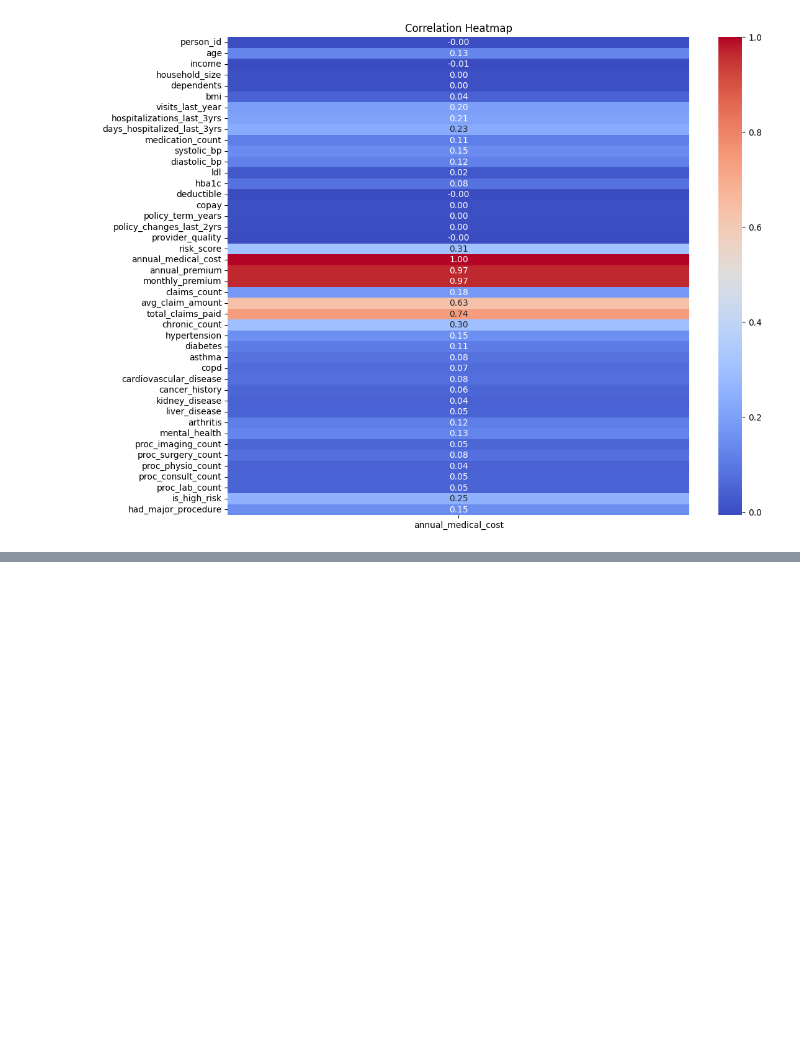
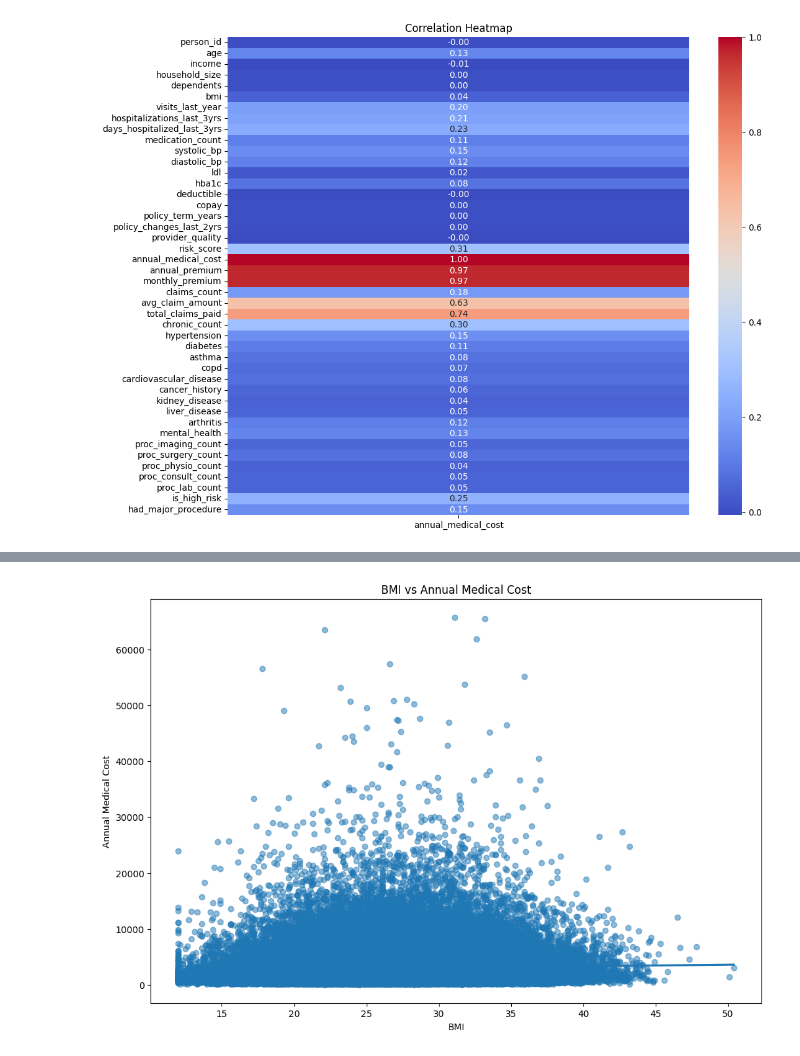
Before and after one commit to ashishjadhav123/Project_Medical_Insurance, a Jupyter notebook: Medical_Inc_ver2.ipynb, the cells around one changed output, grey strips where cells are left out. Cells and saved outputs as stored; diff of their text form; code cells hidden in the pictures; blank space fills up the shorter version.

```diff
--- a/Medical_Inc_ver2.ipynb
+++ b/Medical_Inc_ver2.ipynb
@@ -149,0 +164,10 @@ plt.show()
+# %%
+plt.figure(figsize=(12, 8))
+
+sns.regplot(x='bmi', y='annual_medical_cost', data=df_input, scatter_kws={'alpha':0.5})
+plt.title('BMI vs Annual Medical Cost')
+plt.xlabel('BMI')
+plt.ylabel('Annual Medical Cost')
+plt.show()
+# %% [output]
+[figure, added]
```
Also changed, not shown: parts of 6 cells of this notebook.
